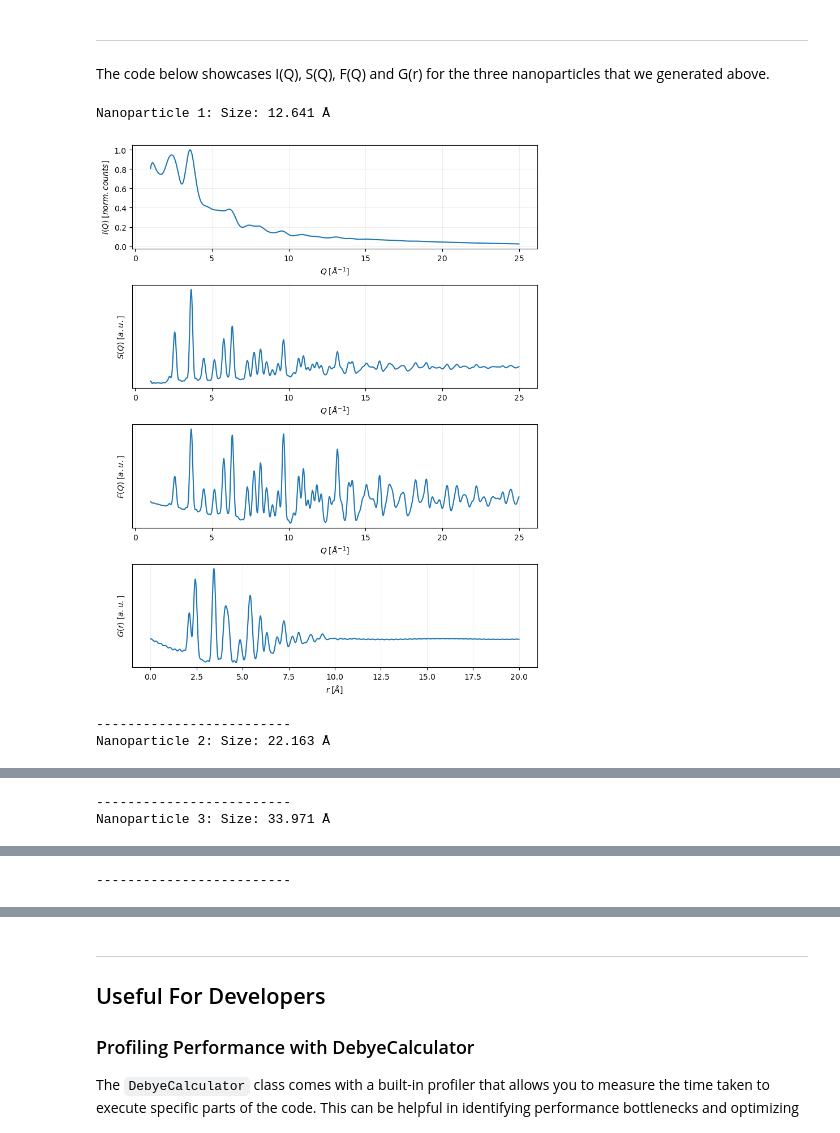
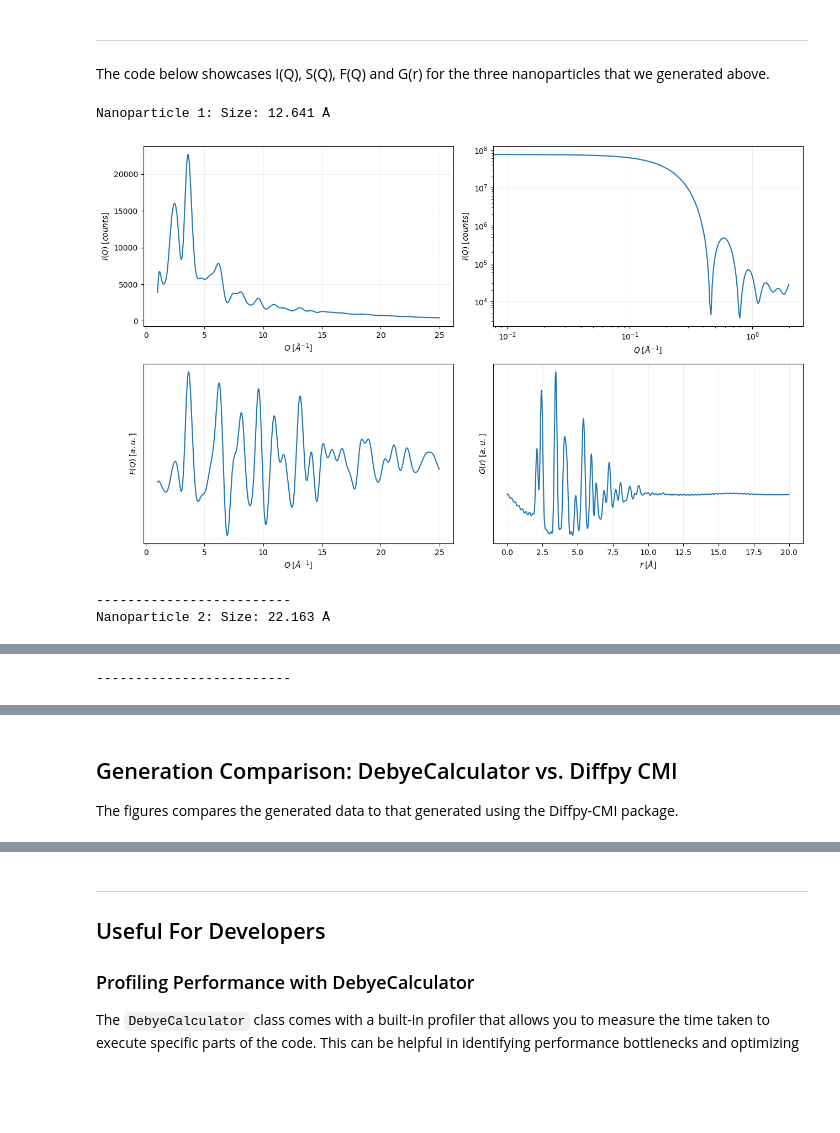
Before and after one commit to FrederikLizakJohansen/DebyeCalculator, a Jupyter notebook: NotebookTutorial.ipynb, the cells around one changed output, grey strips where cells are left out. Saved outputs shown, nothing was run; the diff lists cells and outputs as text; code cells hidden in the pictures; blank space fills up the shorter version.

Commit message:
Added data comparison and updated speed comparison

```diff
--- a/NotebookTutorial.ipynb
+++ b/NotebookTutorial.ipynb
@@ -173,39 +176,56 @@ The code below showcases I(Q), S(Q), F(Q) and G(r) for the three nanoparticles t
 # %%
 # Calculate I(Q) and G(r) for the nanoparticles
 results_iq = []
+results_sas = []
+results_fq = []
 results_gr = []
+
+pbar = tqdm(desc='Generating data', total=len(nano_particles), leave=True)
 for i, particle in enumerate(nano_particles):
-    q, iq = debye_calc.iq(particle)
-    r, gr = debye_calc.gr(particle)
-    results_iq.append(iq)
-    results_gr.append(gr)
+    debye_calc.update_parameters(qmin=1, qmax=25)
+    q, iq_dc = debye_calc.iq(particle)
+    _, fq_dc = debye_calc.fq(particle)
+    r, gr_dc = debye_calc.gr(particle)
+
+    debye_calc.update_parameters(qmin=0, qmax=2)
+    q_sas, sas_dc = debye_calc.iq(particle)
+
+    results_iq.append(iq_dc)
+    results_sas.append(sas_dc)
+    results_fq.append(fq_dc)
+    results_gr.append(gr_dc)
+
+    pbar.update()
 # %%
-# Print nanoparticle sizes and plot their corresponding I(Q), S(Q), F(Q) and G(r)
-for i, (size, iq, gr) in enumerate(zip(nano_sizes, results_iq, results_gr)):
+# Print nanoparticle sizes and plot their corresponding I(Q), F(Q) and G(r)
+for i, (size, iq, sas, fq, gr) in enumerate(zip(nano_sizes, results_iq, results_sas, results_fq, results_gr)):
     print(f"Nanoparticle {i+1}: Size: {size:.3f} Å")
-    fig, (ax_iq, ax_sq, ax_fq, ax_gr) = plt.subplots(4,1, figsize=(8,10))
+    fig, ((ax_iq, ax_sas), (ax_fq, ax_gr)) = plt.subplots(2,2, figsize=(13,8))
 
-    ax_iq.plot(q,iq/max(iq))
-    ax_iq.set(xlabel='$Q \; [\AA^{-1}]$', ylabel='$I(Q) \; [norm. counts]$')
+    ax_iq.plot(q,iq)
+    ax_iq.set(xlabel='$Q \; [\AA^{-1}]$', ylabel='$I(Q) \; [counts]$')
     ax_iq.grid(alpha=0.2)
 
-    ax_sq.plot(q,debye_calc.sq.cpu())
-    ax_sq.set(xlabel='$Q \; [\AA^{-1}]$', ylabel='$S(Q)\; [a.u.]$', yticks=[])
-    ax_sq.grid(alpha=0.2)
+    ax_sas.plot(q_sas, sas_dc)
+    ax_sas.set(xlabel='$Q \; [\AA^{-1}]$', ylabel='$I(Q) \; [counts]$')
+    ax_sas.grid(alpha=0.2)
+    ax_sas.set_yscale('log')
+    ax_sas.set_xscale('log')
 
-    ax_fq.plot(q,debye_calc.fq.cpu())
+    ax_fq.plot(q,fq/max(fq))
     ax_fq.set(xlabel='$Q \; [\AA^{-1}]$', ylabel='$F(Q)\; [a.u.]$', yticks=[])
     ax_fq.grid(alpha=0.2)
 
     ax_gr.plot(r,gr/max(gr))
+    ax_gr.set(xlabel='$r \; [\AA]$', ylabel='$G(r) \; [a.u.]$', yticks=[])
     ax_gr.grid(alpha=0.2)
-    ax_gr.set(xlabel='$r \; [\AA]$', ylabel='$G(r) \; [a.u.]$', yticks=[])
+
     fig.tight_layout()
     plt.show()
 
     print("-------------------------")
 # %% [output]
 Nanoparticle 1: Size: 12.641 Å
-[figure, old version]
+[figure, new version]
 -------------------------
 Nanoparticle 2: Size: 22.163 Å
@@ -213,2 +233 @@ Nanoparticle 2: Size: 22.163 Å
 -------------------------
-Nanoparticle 3: Size: 33.971 Å
@@ -216 +234,3 @@ Nanoparticle 3: Size: 33.971 Å
--------------------------
+# %% [markdown]
+## Generation Comparison: DebyeCalculator vs. Diffpy CMI
+The figures compares the generated data to that generated using the Diffpy-CMI package.
```
Also changed, not shown: parts of 18 cells of this notebook.
